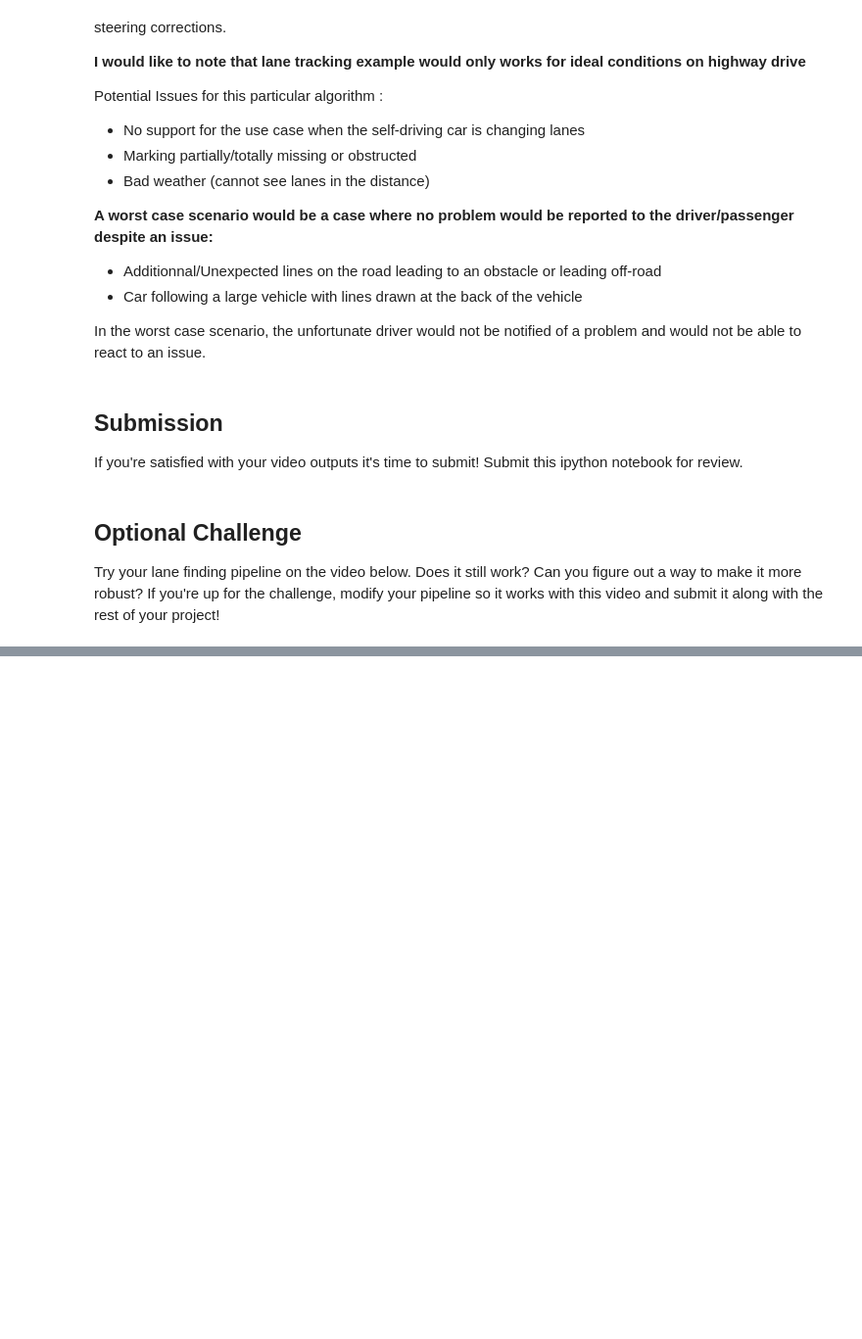
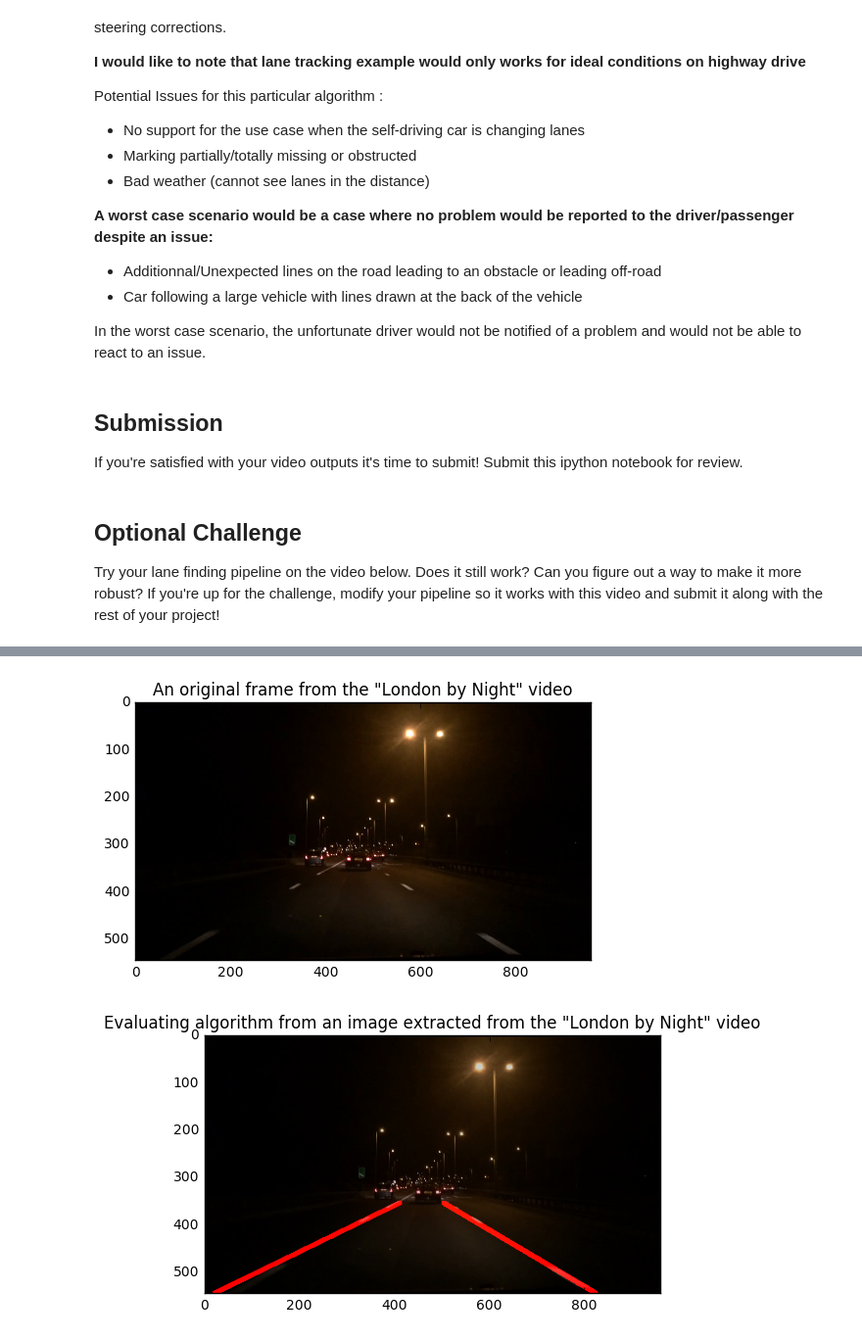
Before and after one commit to rdjondo/CarND-LaneLines-P1, a Jupyter notebook: P1.ipynb, the cells around one changed output, grey strips where cells are left out. Shown at 98% size. Drawn from its saved outputs; the diff is of its cells as text; code cells hidden in the pictures; blank space fills up the shorter version.

```diff
--- a/P1.ipynb
+++ b/P1.ipynb
@@ -617,0 +761,11 @@ HTML("""
+# %%
+# Exploring statistical values on the frame when the car drives in London by night
+plt.imshow(extra_img)
+plt.title('An original frame from the "London by Night" video')
+plt.show()
+plt.imshow(process_image(extra_img.astype('uint8')))
+plt.title('Evaluating algorithm from an image extracted from the "London by Night" video')
+plt.show()
+# %% [output]
+[figure, added]
+[figure, added]
```
Also changed, not shown: parts of 14 cells of this notebook, 4 other files.
